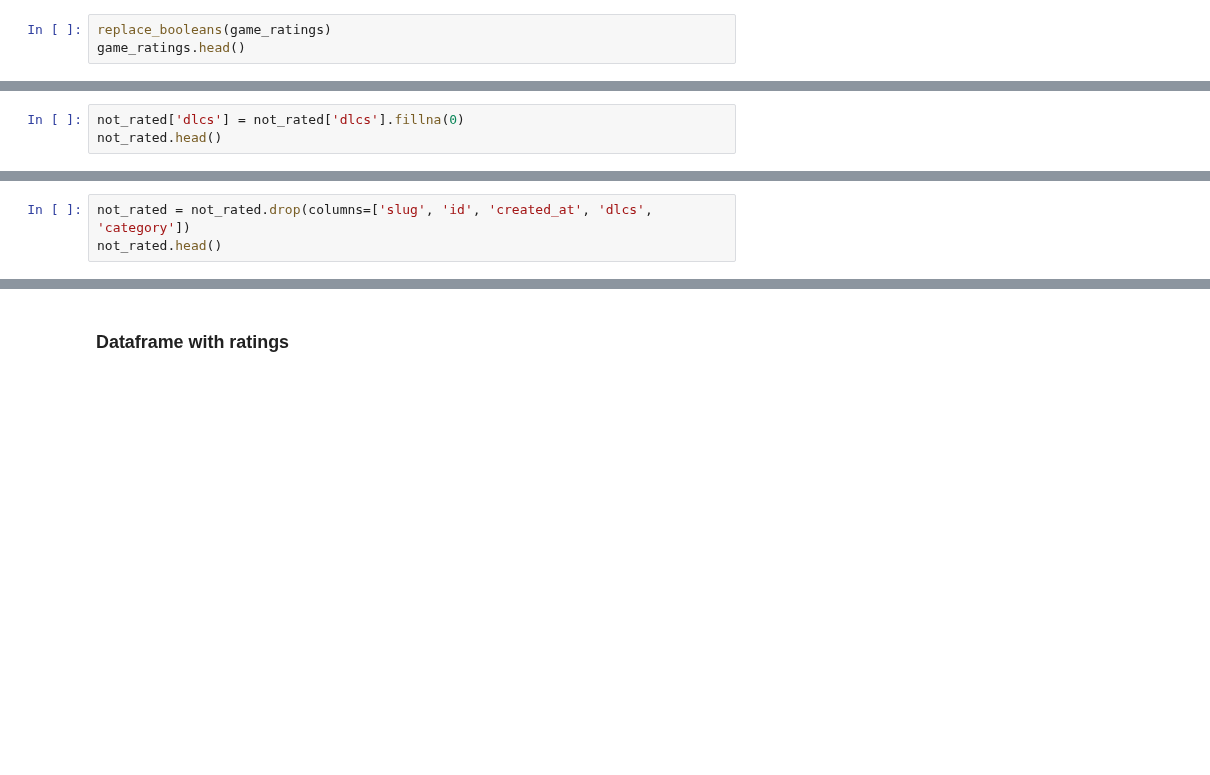
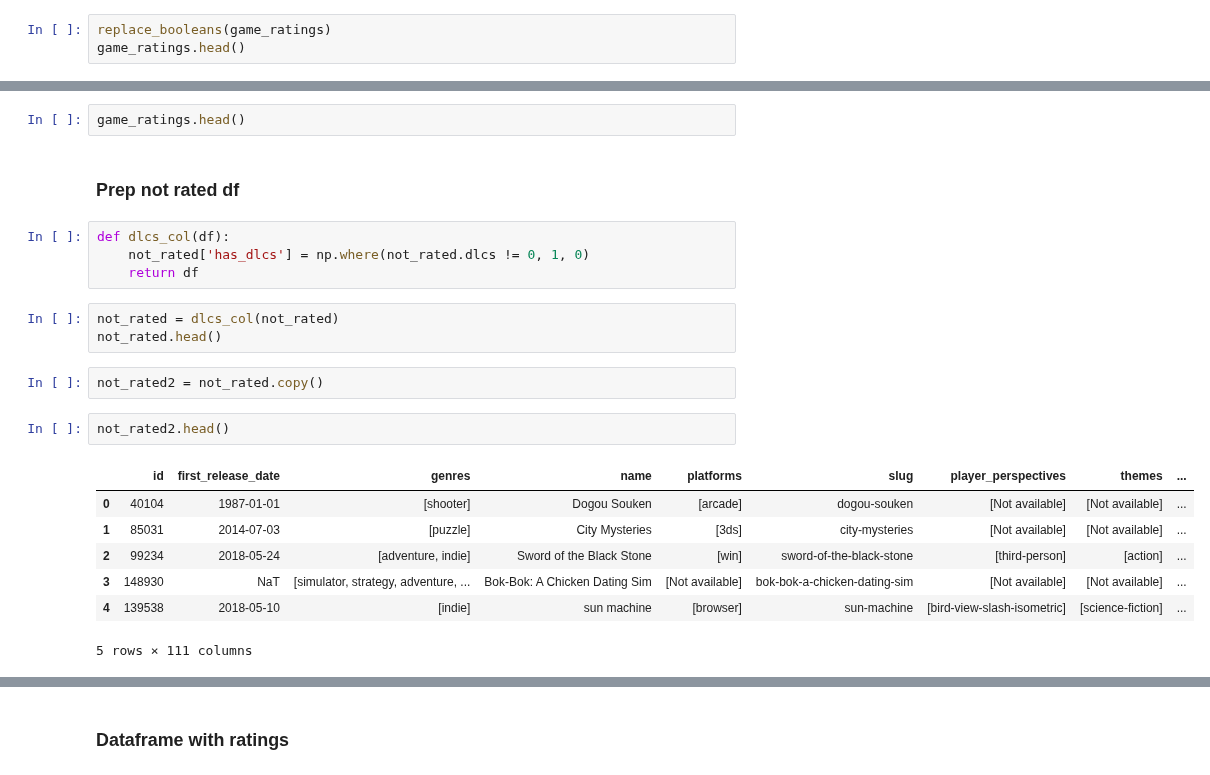
Before and after one commit to MrEnigmamgine/Videogame-Capstone_fork, a Jupyter notebook: Lindy_workbook.ipynb, the cells around one changed output, grey strips where cells are left out. Drawn from its saved outputs; the diff is of its cells as text; blank space fills up the shorter version.

```diff
--- a/Lindy_workbook.ipynb
+++ b/Lindy_workbook.ipynb
@@ -719,3 +713,0 @@ game_ratings.shape
-# %%
-not_rated['dlcs'] = not_rated['dlcs'].fillna(0)
-not_rated.head()
@@ -729,3 +713,0 @@ not_rated.head()
-# %%
-not_rated = not_rated.drop(columns=['slug', 'id', 'created_at', 'dlcs', 'category'])
-not_rated.head()
@@ -756,0 +716,23 @@ replace_rating(game_ratings)
+# %%
+game_ratings.head()
+# %% [markdown]
+### Prep not rated df
+# %%
+def dlcs_col(df):
+    not_rated['has_dlcs'] = np.where(not_rated.dlcs != 0, 1, 0)
+    return df
+# %%
+not_rated = dlcs_col(not_rated)
+not_rated.head()
+# %%
+not_rated2 = not_rated.copy()
+# %%
+not_rated2.head()
+# %% [output]
+|  | id | first_release_date | genres | name | platforms | slug | player_perspectives | themes | ... |
+| 0 | 40104 | 1987-01-01 | [shooter] | Dogou Souken | [arcade] | dogou-souken | [Not available] | [Not available] | ... |
+| 1 | 85031 | 2014-07-03 | [puzzle] | City Mysteries | [3ds] | city-mysteries | [Not available] | [Not available] | ... |
+| 2 | 99234 | 2018-05-24 | [adventure, indie] | Sword of the Black Stone | [win] | sword-of-the-black-stone | [third-person] | [action] | ... |
+| 3 | 148930 | NaT | [simulator, strategy, adventure, ... | Bok-Bok: A Chicken Dating Sim | [Not available] | bok-bok-a-chicken-dating-sim | [Not available] | [Not available] | ... |
+| 4 | 139538 | 2018-05-10 | [indie] | sun machine | [browser] | sun-machine | [bird-view-slash-isometric] | [science-fiction] | ... |
+5 rows × 111 columns
```
Also changed, not shown: parts of 86 cells of this notebook.
